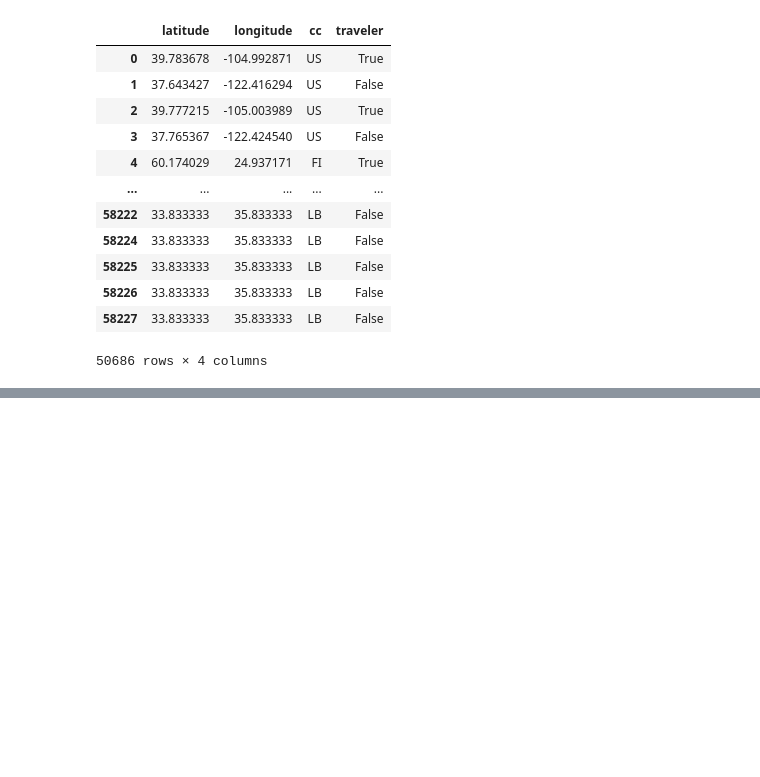
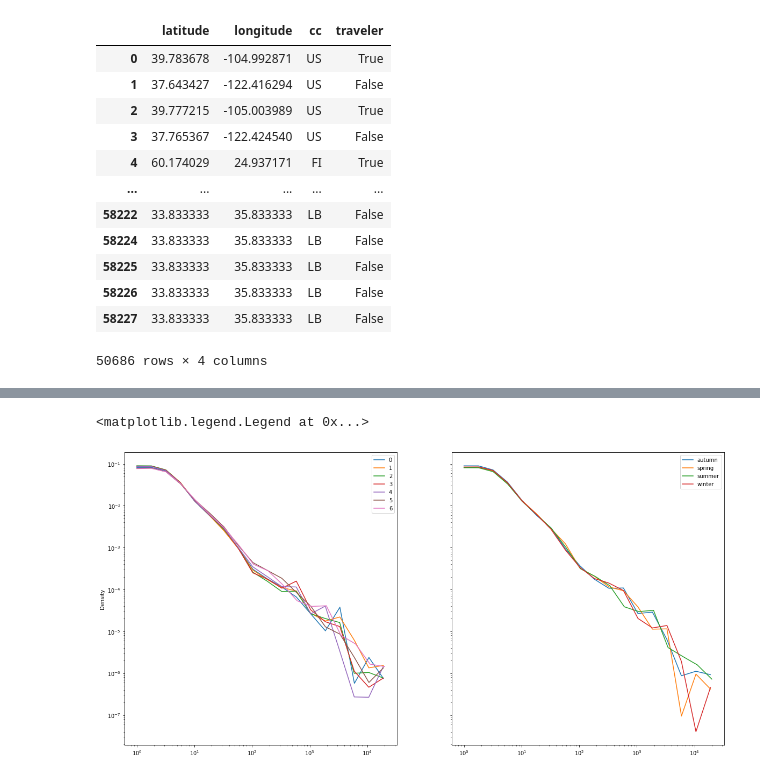
Before and after one commit to epfl-ada/ada-2020-project-milestone-p3-p3_a-dope-acronym, a Jupyter notebook: seasonal_patterns.ipynb, the cells around one changed output, grey strips where cells are left out. Cells and saved outputs as stored; diff of their text form; code cells hidden in the pictures; blank space fills up the shorter version.

```diff
--- a/seasonal_patterns.ipynb
+++ b/seasonal_patterns.ipynb
@@ -324,0 +339,7 @@ checkin_brightkite[checkin_brightkite['distance_from_home'] < 0]
+# %%
+def is_traveler(user, homes):
+
+    return brightkite_homes['traveler'][user]
+# %%
+checkin_brightkite['is_traveler'] = checkin_brightkite.parallel_apply(
+    lambda row: is_traveler(row['user'],brightkite_homes_dict), axis=1)
@@ -324,0 +355,32 @@ checkin_brightkite[checkin_brightkite['distance_from_home'] < 0]
+# %%
+f, (ax1, ax2) = plt.subplots(1, 2, sharey=True, figsize=(20,10))
+
+checkin_brightkite_travelers = checkin_brightkite[checkin_brightkite['is_traveler'] == True]
+
+legend_1 = []
+for i, group in checkin_brightkite_travelers.groupby('day_of_week'):
+
+    max_dist = math.log10(group['distance_from_home'].max() + 1)
+    group['distance_from_home'].plot.kde(bw_method = 0.001, ind = np.logspace(0, max_dist, 18),
+                                         loglog=True, ax=ax1)
+    legend_1.append(i)
+
+
+
+legend_2 = []
+for i, group in checkin_brightkite_travelers.groupby('season'):
+
+    max_dist = math.log10(group['distance_from_home'].max() + 1)
+
+    group['distance_from_home'].plot.kde(bw_method = 0.001, ind = np.logspace(0, max_dist, 18),
+                                         loglog=True,ax=ax2)
+
+    legend_2.append(i)
+
+
+
+ax1.legend(legend_1)
+ax2.legend(legend_2)
+# %% [output]
+<matplotlib.legend.Legend at 0x...>
+[figure, added]
```
Also changed, not shown: parts of 11 cells of this notebook.
